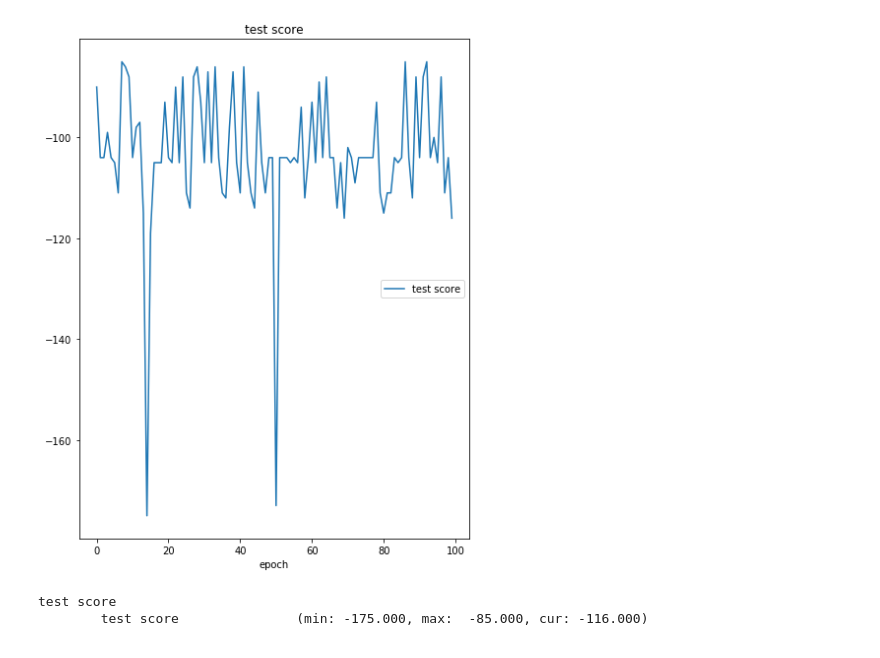
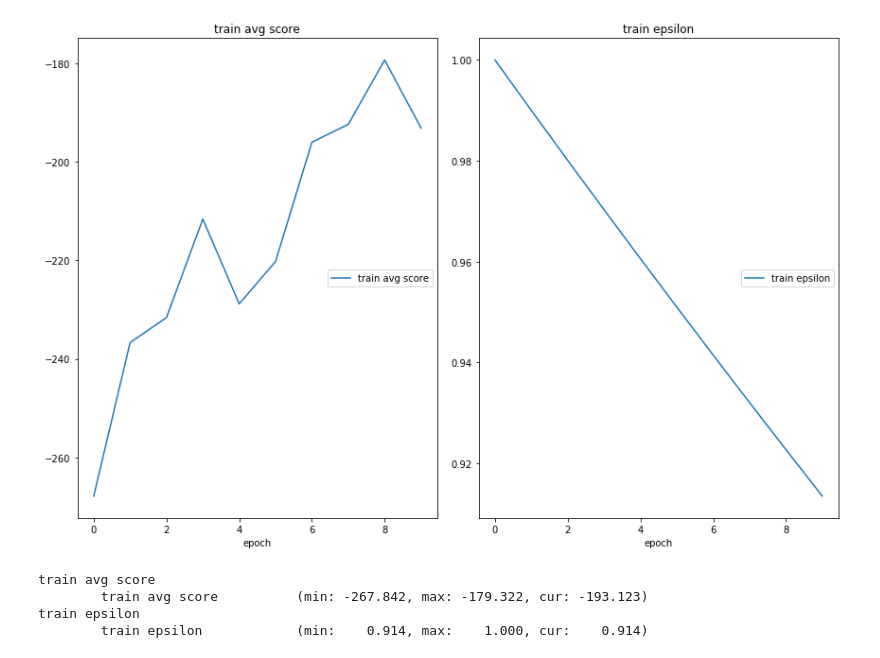
Before and after one commit to saashanair/rl-series, a Jupyter notebook: dqn/main.ipynb, the cells around one changed output. Drawn from its saved outputs; the diff is of its cells as text; code cells hidden in the pictures.

```diff
--- a/dqn/main.ipynb
+++ b/dqn/main.ipynb
@@ -21,8 +22,8 @@ device = torch.device("cuda" if torch.cuda.is_available() else "cpu")
 ENV_NAME_TRAIN = 'LunarLander-v2' ## CartPole-v0, MountainCar-v0, LunarLander-v2
 RENDER_TRAIN = False
 
-NUM_TRAIN_EPS = 1000
-NUM_MEM_FILL_EPS = 10
+NUM_TRAIN_EPS = 10 #1000
+NUM_MEM_FILL_EPS = 5 #10
 
 DISCOUNT = 0.99
 BATCHSIZE = 64
@@ -39,8 +40,10 @@ if os.environ.get('BINDER_SERVICE_HOST'): # test if running in Binder or locally
     _display = pyvirtualdisplay.Display(visible=False, size=(1400, 900))
     _ = _display.start()
 # %%
-def get_display_screen(env):
+def get_display_screen(env, render):
     env.reset()
+    if not render:
+        return None
     return plt.imshow(env.render(mode='rgb_array')) # only call this once
 # %%
 def render_env(env, display_screen):
@@ -147,12 +139,16 @@ dqn_agent_train = DQNAgent(device,
                             eps_decay=EPS_DECAY,
                             memory_capacity=MEMORY_CAPACITY)
 
-display_screen_train = None
-if RENDER_TRAIN:
-    display_screen_train = get_display_screen(env_train)
+display_screen_train = get_display_screen(env_train, RENDER_TRAIN)
 # %%
-#fill_memory(env_train, dqn_agent_train)
-#train_loop(env_train, dqn_agent_train, display_screen_train, results_basepath_train)
+fill_memory(env_train, dqn_agent_train)
+train_loop(env_train, dqn_agent_train, display_screen_train, results_basepath_train)
+# %% [output]
+[figure, added]
+train avg score
+        train avg score          (min: -267.842, max: -179.322, cur: -193.123)
+train epsilon
+        train epsilon            (min:    0.914, max:    1.000, cur:    0.914)
 # %%
 #RESULTS_BASEPATH_TEST = 'results/CartPole-v0_epsmax1.0_epsmin0.01_epsdec0.99_batchsize64_treps1000_memeps10'
 #RESULTS_BASEPATH_TEST = 'dqn_res/LunarLander-v2_epsmax1.0_epsmin0.01_epsdec0.995_batchsize64_treps2000'
@@ -212,15 +199,4 @@ dqn_agent_test = DQNAgent(device=device,
                           train_mode=False)
 dqn_agent_test.load_model('{}/policy_model_best'.format(RESULTS_BASEPATH_TEST))
 
-display_screen_test = None
-if RENDER_TEST:
-    display_screen_test = get_display_screen(env_test)
-
-test_loop(env=env_test,
-          agent=dqn_agent_test,
-          display_screen=display_screen_test,
-          results_basepath=RESULTS_BASEPATH_TEST)
+display_screen_test = get_display_screen(env_test, RENDER_TEST)
-# %% [output]
-[figure, removed]
-test score
-        test score               (min: -175.000, max:  -85.000, cur: -116.000)
```
Also changed, not shown: parts of 7 cells of this notebook.
